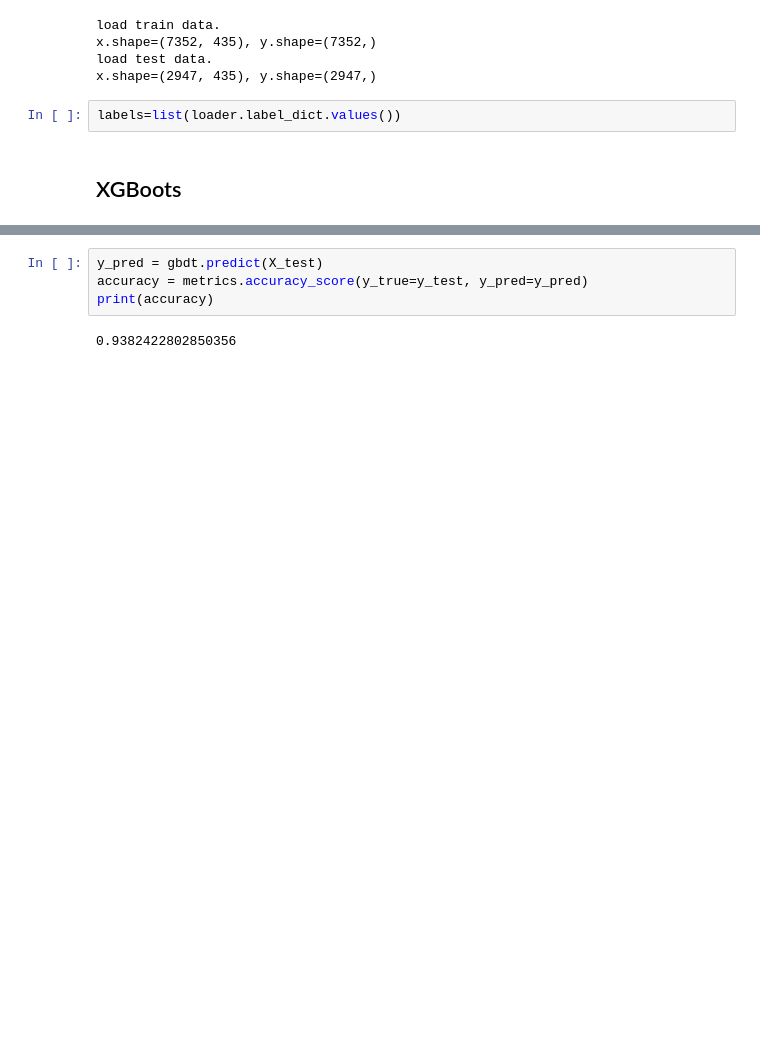
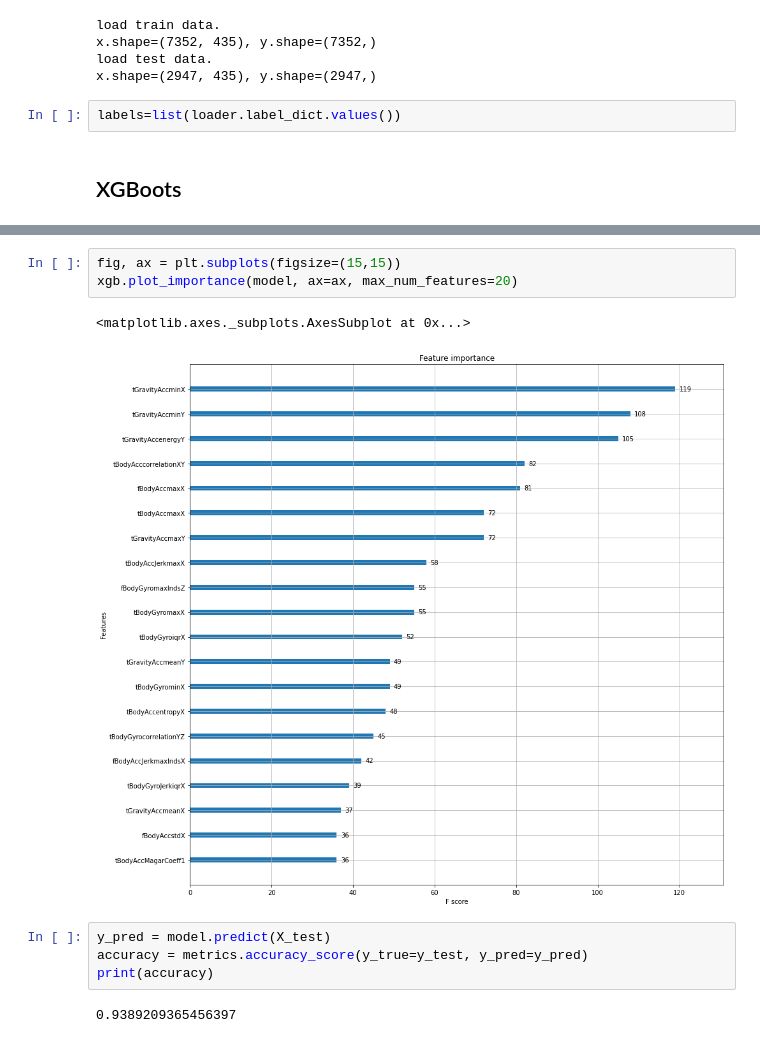
Before and after one commit to felixzhao/HARDataset, a Jupyter notebook: Halter_V2_HAR_non_DNN.ipynb, the cells around one changed output, grey strips where cells are left out. Cells and saved outputs as stored; diff of their text form; blank space fills up the shorter version.

```diff
--- a/Halter_V2_HAR_non_DNN.ipynb
+++ b/Halter_V2_HAR_non_DNN.ipynb
@@ -132,9 +216,15 @@ XGBClassifier(objective='multi:softprob')
+# %%
+fig, ax = plt.subplots(figsize=(15,15))
+xgb.plot_importance(model, ax=ax, max_num_features=20)
+# %% [output]
+<matplotlib.axes._subplots.AxesSubplot at 0x...>
+[figure, added]
 # %%
-y_pred = gbdt.predict(X_test)
+y_pred = model.predict(X_test)
 accuracy = metrics.accuracy_score(y_true=y_test, y_pred=y_pred)
 print(accuracy)
 # %% [output]
-0.9382422802850356
+0.9389209365456397
 # %%
 from sklearn.metrics import confusion_matrix
 import seaborn as sns
```
Also changed, not shown: parts of 20 cells of this notebook.
